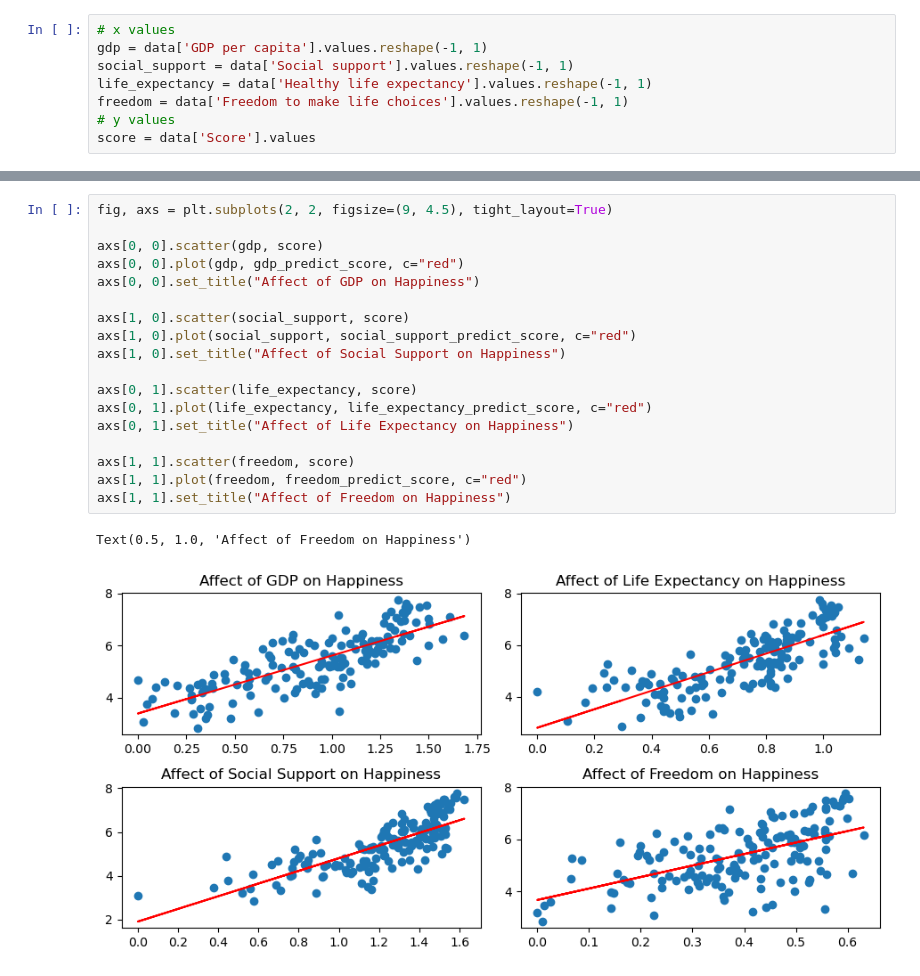
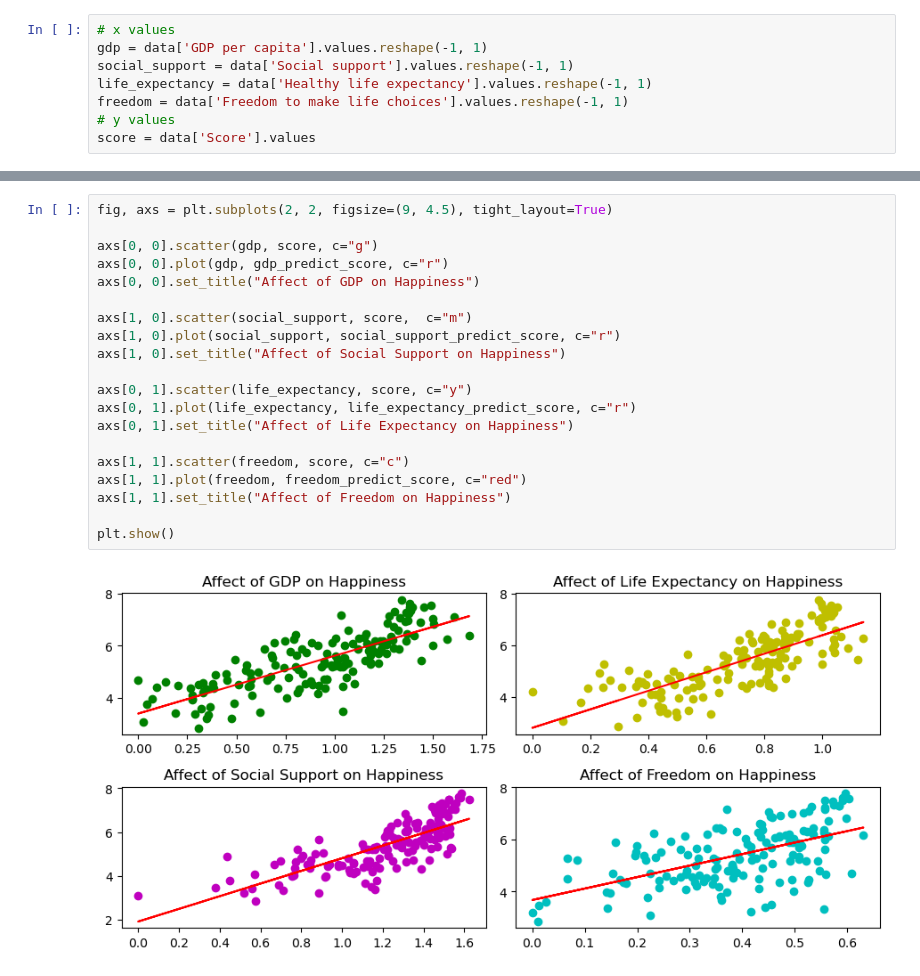
Before and after one commit to aniketadhikari/CS-5805-Blog, a Jupyter notebook: posts/blog 3/post3.ipynb, the cells around one changed output, grey strips where cells are left out. Cells and saved outputs as stored; diff of their text form.

```diff
--- a/posts/blog 3/post3.ipynb
+++ b/posts/blog 3/post3.ipynb
@@ -69,21 +82,22 @@ freedom_predict_score = freedomModel.predict(freedom)
 # %%
 fig, axs = plt.subplots(2, 2, figsize=(9, 4.5), tight_layout=True)
 
-axs[0, 0].scatter(gdp, score)
-axs[0, 0].plot(gdp, gdp_predict_score, c="red")
+axs[0, 0].scatter(gdp, score, c="g")
+axs[0, 0].plot(gdp, gdp_predict_score, c="r")
 axs[0, 0].set_title("Affect of GDP on Happiness")
 
-axs[1, 0].scatter(social_support, score)
-axs[1, 0].plot(social_support, social_support_predict_score, c="red")
+axs[1, 0].scatter(social_support, score,  c="m")
+axs[1, 0].plot(social_support, social_support_predict_score, c="r")
 axs[1, 0].set_title("Affect of Social Support on Happiness")
 
-axs[0, 1].scatter(life_expectancy, score)
-axs[0, 1].plot(life_expectancy, life_expectancy_predict_score, c="red")
+axs[0, 1].scatter(life_expectancy, score, c="y")
+axs[0, 1].plot(life_expectancy, life_expectancy_predict_score, c="r")
 axs[0, 1].set_title("Affect of Life Expectancy on Happiness")
 
-axs[1, 1].scatter(freedom, score)
+axs[1, 1].scatter(freedom, score, c="c")
 axs[1, 1].plot(freedom, freedom_predict_score, c="red")
 axs[1, 1].set_title("Affect of Freedom on Happiness")
+
+plt.show()
 # %% [output]
-Text(0.5, 1.0, 'Affect of Freedom on Happiness')
-[figure, old version]
+[figure, new version]
```
Also changed, not shown: parts of 8 cells of this notebook, 1 other file.
